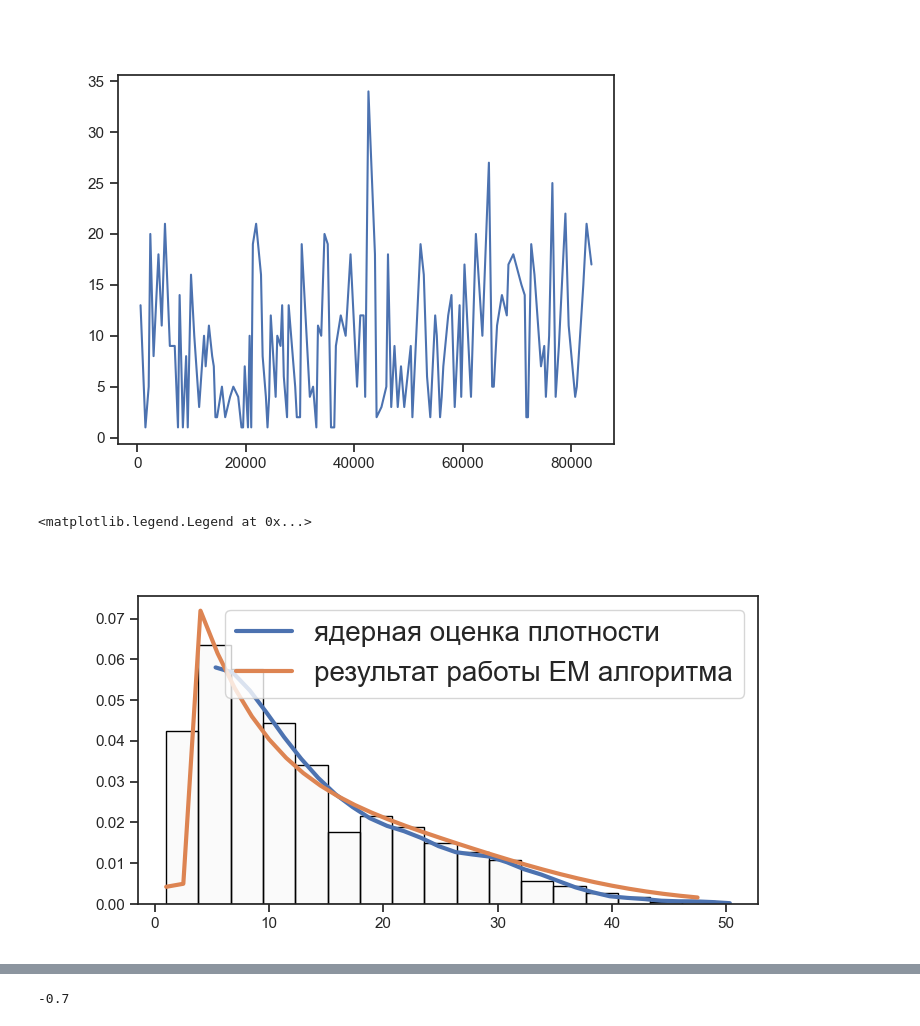
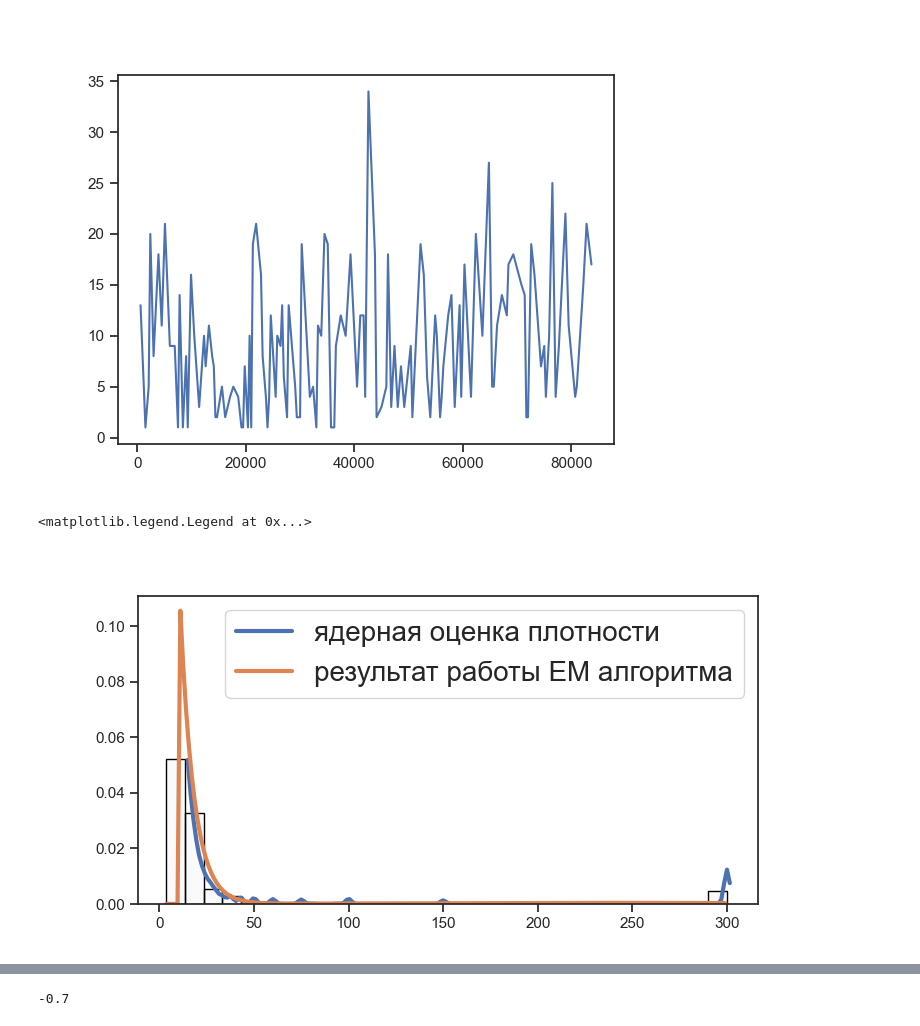
Before and after one commit to TimofeyTis/UBPS2024, a Jupyter notebook: otchet_2sem.ipynb, the cells around one changed output, grey strips where cells are left out. Drawn from its saved outputs; the diff is of its cells as text; code cells hidden in the pictures.

```diff
--- a/otchet_2sem.ipynb
+++ b/otchet_2sem.ipynb
@@ -12,6 +12,10 @@ import numpy as np
 import scipy.stats as sps
 
 from mpl_toolkits.axes_grid1 import make_axes_locatable
+
+import seaborn as sns
+from matplotlib import cm
+sns.set_theme(style="ticks")
 # %%
 ticks = np.linspace(0,24*3600, 24)
 labels = [str(int(_x/3600)) for _x in ticks]
@@ -66,0 +123,11 @@ df
+# %%
+t = 17
+t1 = (24-t +10)*3600//300
+t2 = (24-t +14)*3600//300
+
+mixed_data1 =  df1[t2].dropna().to_numpy()
+mixed_data2 =  df2[t2].dropna().to_numpy()
+
+for t in range(t1,t2):
+    mixed_data1 = np.hstack([mixed_data1, df2[t].dropna().to_numpy()])
+    mixed_data2 = np.hstack([mixed_data2, df1[t].dropna().to_numpy()])
@@ -310,8 +425,9 @@ g = [g1, g2]
 
 from gaussian_exponential_mixture import GaussianExponentialMixture
 # %%
-
-# mixture = GaussianExponentialMixture(data = mixed_data,max_iterations = 20000, convergence_tolerance = 0.001)
-# mixture.fit()
-# beta, mu, sigma, p =  mixture.parameters.beta,mixture.parameters.mu, mixture.parameters.sigma, mixture.parameters.proportion
-# beta, mu, sigma, p
+x = mixed_data2-10
+x = x[x>0]
+mixture = GaussianExponentialMixture(data = x)
+mixture.fit()
+beta, mu, sigma, p =  mixture.parameters.beta,mixture.parameters.mu, mixture.parameters.sigma, mixture.parameters.proportion
+beta, mu, sigma, p
@@ -326,9 +444,12 @@ ax.plot(data[1]['time'][:-50], data[1]['stat'][:-50])
 # %%
 fig = plt.figure(figsize= (8,4))
 
-p2 = [0.6, 0.4]
-loc2 = [3, 20]
-scale2 = [8, 13]
+
+loc2 = [10, 232.21293055499115]
+scale2 = [7.266899474257012, 99.16673268502848]
+p2 = [1- 0.10551470588235294, 0.10551470588235294]
+
+
 g1 = sps.expon(loc=loc2[0], scale=scale2[0])
 g2 = sps.norm(loc=loc2[1], scale=scale2[1])
 g = [g1, g2]
@@ -337,43 +458,42 @@ g = [g1, g2]
 def G(x): return g1.pdf(x) * p2[0] + g2.pdf(x)*p2[1]
 
 ax2 = fig.add_subplot( 1,1,1)
-mixed_data2 = accum(filter(30,5),10,24)
-mixed_data2 = mixed_data2[mixed_data2>0]
-mixed_data2 = mixed_data2[mixed_data2<50]
+mixed_data2 = mixed_data2
+
 
 size = len(mixed_data2)
 
 bins =  int(1 + np.log2(size))
-
+bins  = 30
 
 
 h, bins, pathces = ax2.hist(mixed_data2, bins=bins,edgecolor=(0,0,0),linewidth =1, color=BLUE, density=True)
 # ax.hist(mixed_data, bins=bins, color=(0,0,0,0.2), density=True)
 
 kernel =  lambda x: pow(2*np.pi,-0.5)*np.exp(-0.5*x*x)
 
 h =  1.5
 g = lambda x_: sum([kernel((x_-x)/(h)) for x in mixed_data2])/size/h
 id = np.argsort(x)
 
 x = np.arange(bins[1]+h, max(mixed_data2) + h, h)
 y = np.array([g(x_) for x_ in x])
 
 ax2.plot(x, y,linewidth =3, label = "ядерная оценка плотности" )
 
 
 
 x = np.arange(mixed_data2.min(), mixed_data2.max(),h)
 theta = -0.0
 ax2.plot(x, g1.pdf(x) * (p2[0]-theta) + g2.pdf(x)*(p2[1]+theta), linewidth =3,label = "результат работы EM алгоритма")
 
 
 
 
 ax2.legend(fontsize = 20)
 # %% [output]
 <matplotlib.legend.Legend at 0x...>
-[figure, old version]
+[figure, new version]
 # %%
 
 # mixture = GaussianExponentialMixture(data = mixed_data2,max_iterations = 20000, convergence_tolerance = 0.001)
```
Also changed, not shown: parts of 19 cells of this notebook.
